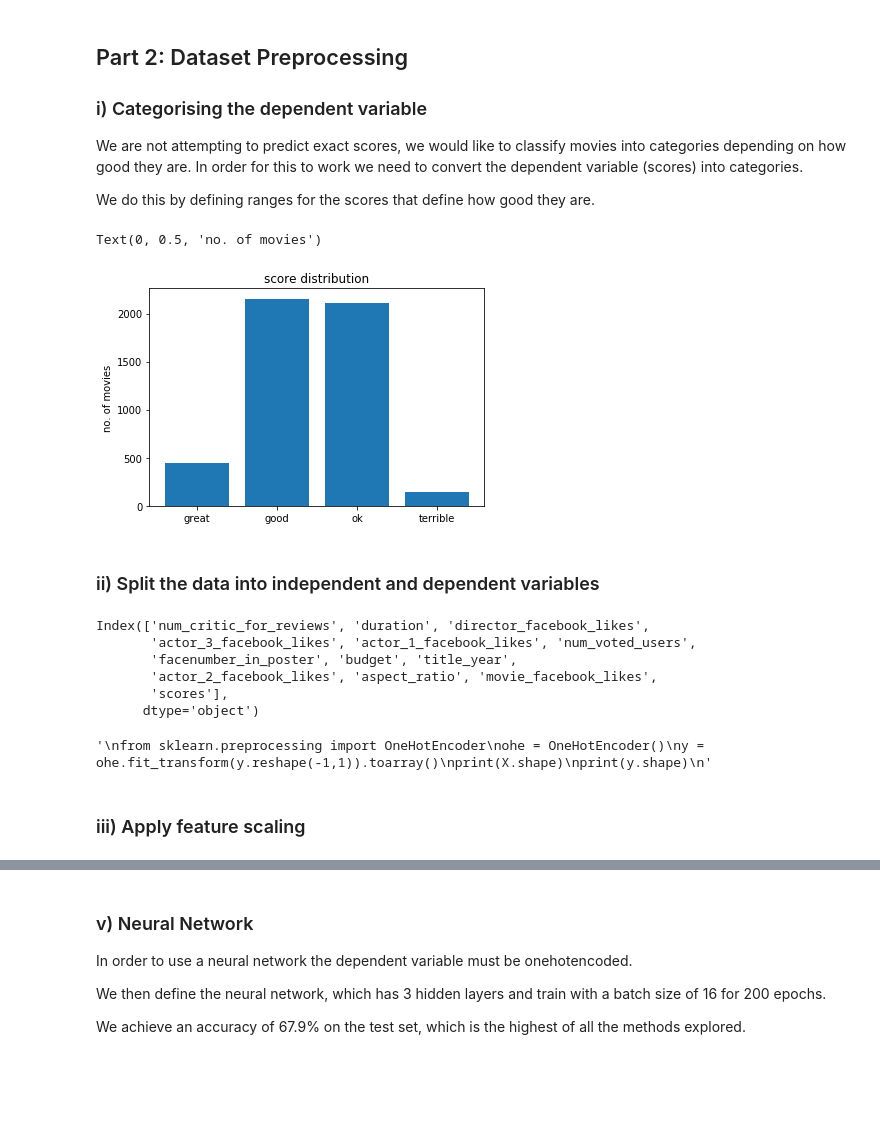
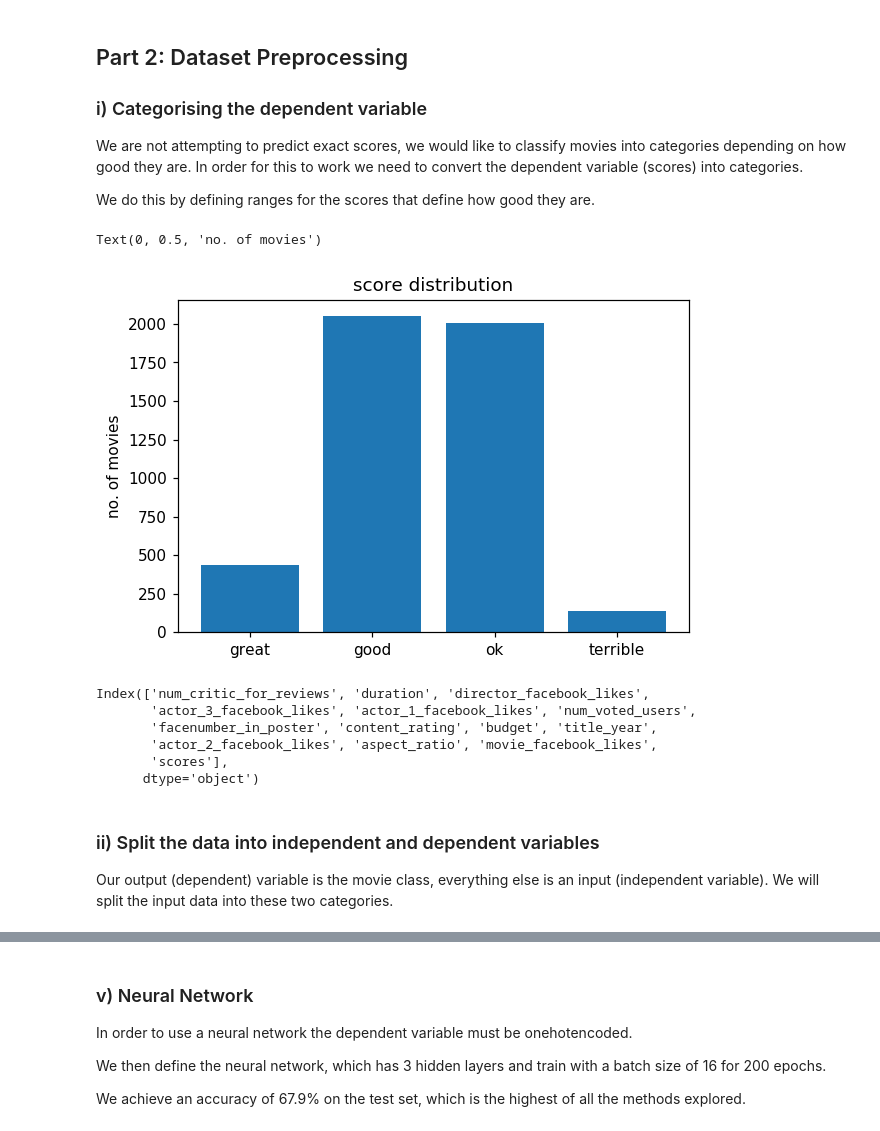
Before and after one commit to ricardomokhtari/Data-Science-Projects, a Jupyter notebook: IMDB-5000/analysis.ipynb, the cells around one changed output, grey strips where cells are left out. Drawn from its saved outputs; the diff is of its cells as text; code cells hidden in the pictures; blank space fills up the shorter version.

```diff
--- a/IMDB-5000/analysis.ipynb
+++ b/IMDB-5000/analysis.ipynb
@@ -103,13 +102,13 @@ for i in range(len(all_nans)):
     nans.append(all_nans[i])
 
 # plot the number of NaN values per column
-plt.figure()
+plt.figure(dpi=110)
 plt.bar(list(dataset.columns), nans)
 plt.xticks([i for i in range(len(list(dataset.columns)))], list(dataset.columns), rotation='vertical')
 plt.title('nan distribution')
 plt.ylabel('no. of nans')
 
-dataset = dataset.drop(columns=['color','plot_keywords','director_name','genres','movie_title','actor_1_name','actor_2_name','actor_3_name','language','country','content_rating'])
+dataset = dataset.drop(columns=['color','language','director_name','plot_keywords','genres','movie_title','actor_1_name','actor_2_name','actor_3_name','country'])
 
 dataset = dataset.dropna(axis=0)
 print("shape of data after: ", dataset.shape)
@@ -119,0 +119,4 @@ shape of data after:  (4857, 15)
+# %%
+for i in range(dataset.select_dtypes(include='object').shape[1]):
+    print(dataset.select_dtypes(include='object').columns[i],
+          pd.Series(dataset.select_dtypes(include='object').iloc[:,i].values).nunique(dropna=True))
@@ -172,66 +182,43 @@ We do this by defining ranges for the scores that define how good they are.
 # %%
 # put the score columns into categories
 scores = list(dataset['scores'])
 dataset.drop(columns='scores')
 score_classes = []
 
 for score in scores:
     if score >= 1.6 and score < 4.0:
         score_classes.append("terrible")
     elif score >= 4.0 and score < 6.5:
         score_classes.append("ok")
     elif score >= 6.5 and score < 7.8:
         score_classes.append("good")
     elif score >= 7.8 and score < 10.0:
         score_classes.append("great")
 
 dataset['scores'] = score_classes
 
 from collections import Counter
 scores = Counter(list(dataset['scores']))
 
 # plot the number of NaN values per column
-plt.figure()
+plt.figure(dpi=110)
 plt.bar(scores.keys(), scores.values())
 plt.xticks([i for i in range(len(list(scores.keys())))], list(scores.keys()),)
 plt.title('score distribution')
 plt.ylabel('no. of movies')
 # %% [output]
 Text(0, 0.5, 'no. of movies')
-[figure, old version]
+[figure, new version]
-# %% [markdown]
-### ii) Split the data into independent and dependent variables
-# %%
-print(dataset.columns)
-
-X = dataset.iloc[:,:-1].values
-y = dataset.iloc[:,-1].values
-
-# Encoding the Dependent Variable
-from sklearn.preprocessing import LabelEncoder
-le = LabelEncoder()
-y_le = le.fit_transform(y)
-
-"""
-from sklearn.compose import ColumnTransformer
-from sklearn.preprocessing import OneHotEncoder
-ct = ColumnTransformer(transformers=[('cat', OneHotEncoder(), [1])], remainder='passthrough')
-X = np.array(ct.fit_transform(X))
-"""
-"""
-from sklearn.preprocessing import OneHotEncoder
-ohe = OneHotEncoder()
-y = ohe.fit_transform(y.reshape(-1,1)).toarray()
-print(X.shape)
-print(y.shape)
-"""
-# %% [output]
-Index(['num_critic_for_reviews', 'duration', 'director_facebook_likes',
-       'actor_3_facebook_likes', 'actor_1_facebook_likes', 'num_voted_users',
-       'facenumber_in_poster', 'budget', 'title_year',
-       'actor_2_facebook_likes', 'aspect_ratio', 'movie_facebook_likes',
-       'scores'],
-      dtype='object')
-'\nfrom sklearn.preprocessing import OneHotEncoder\nohe = OneHotEncoder()\ny = ohe.fit_transform(y.reshape(-1,1)).toarray()\nprint(X.shape)\nprint(y.shape)\n'
-# %% [markdown]
-### iii) Apply feature scaling
+# %%
+print(dataset.columns)
+# %% [output]
+Index(['num_critic_for_reviews', 'duration', 'director_facebook_likes',
+       'actor_3_facebook_likes', 'actor_1_facebook_likes', 'num_voted_users',
+       'facenumber_in_poster', 'content_rating', 'budget', 'title_year',
+       'actor_2_facebook_likes', 'aspect_ratio', 'movie_facebook_likes',
+       'scores'],
+      dtype='object')
+# %% [markdown]
+### ii) Split the data into independent and dependent variables
+
+Our output (dependent) variable is the movie class, everything else is an input (independent variable). We will split the input data into these two categories.
```
Also changed, not shown: parts of 27 cells of this notebook.
